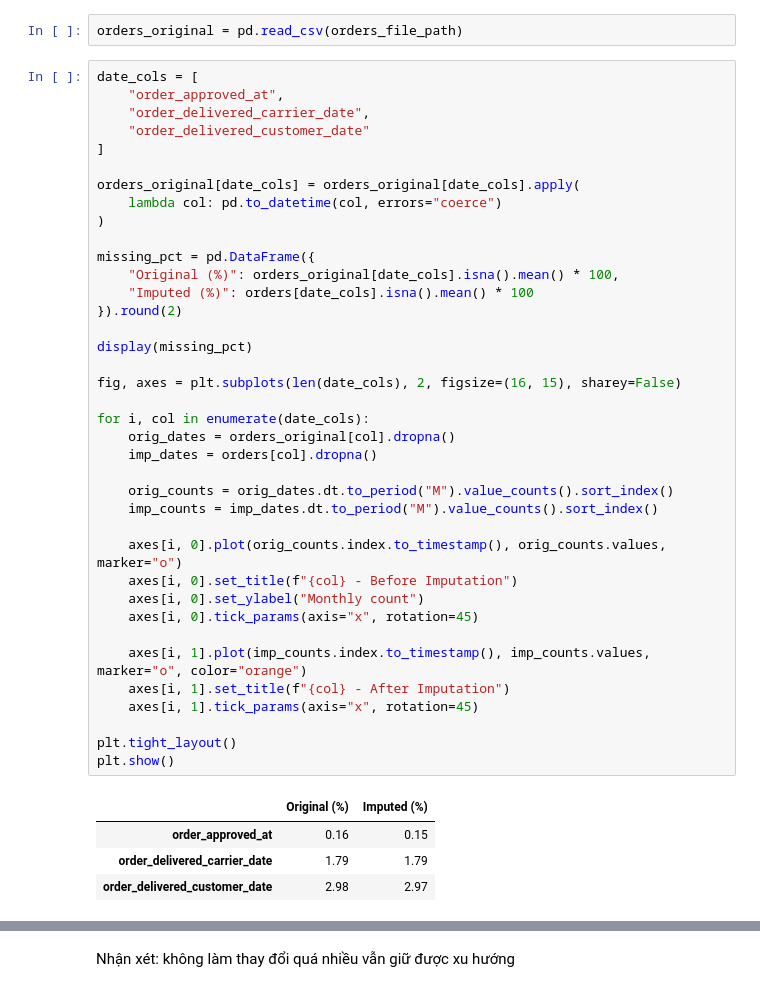
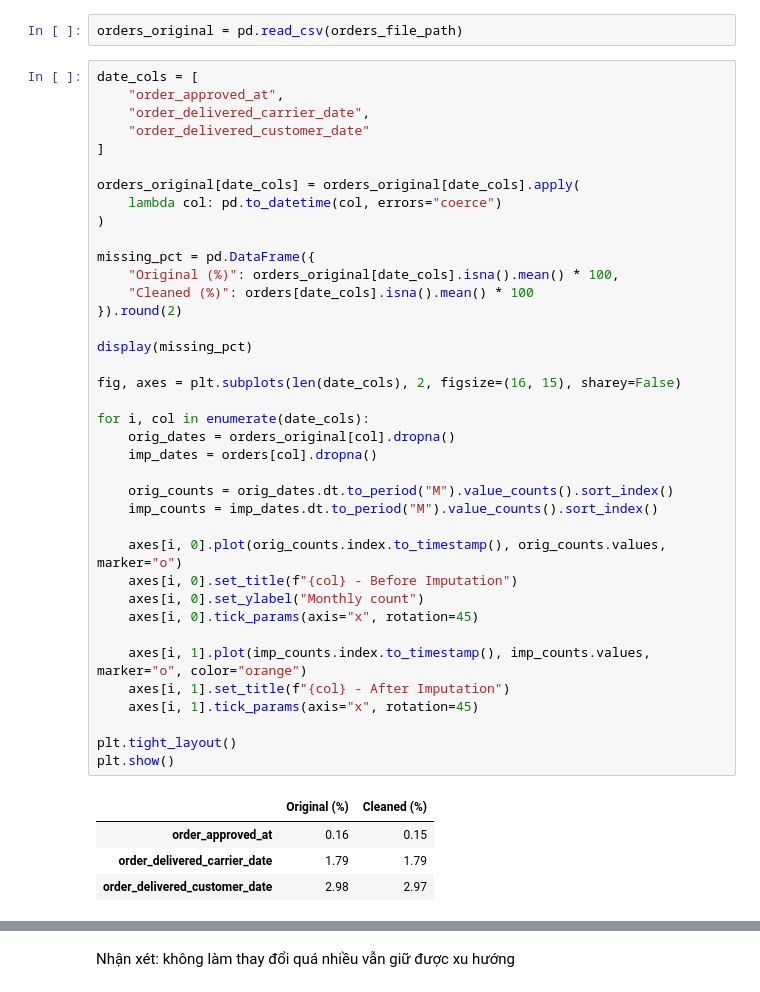
Before and after one commit to Avcuongy/data-mining-project, a Jupyter notebook: notebooks/2_cleaning.ipynb, the cells around one changed output, grey strips where cells are left out. Drawn from its saved outputs; the diff is of its cells as text.

```diff
--- a/notebooks/2_cleaning.ipynb
+++ b/notebooks/2_cleaning.ipynb
@@ -1854,35 +2198,35 @@ orders_original[date_cols] = orders_original[date_cols].apply(
     lambda col: pd.to_datetime(col, errors="coerce")
 )
 
 missing_pct = pd.DataFrame({
     "Original (%)": orders_original[date_cols].isna().mean() * 100,
-    "Imputed (%)": orders[date_cols].isna().mean() * 100
+    "Cleaned (%)": orders[date_cols].isna().mean() * 100
 }).round(2)
 
 display(missing_pct)
 
 fig, axes = plt.subplots(len(date_cols), 2, figsize=(16, 15), sharey=False)
 
 for i, col in enumerate(date_cols):
     orig_dates = orders_original[col].dropna()
     imp_dates = orders[col].dropna()
 
     orig_counts = orig_dates.dt.to_period("M").value_counts().sort_index()
     imp_counts = imp_dates.dt.to_period("M").value_counts().sort_index()
 
     axes[i, 0].plot(orig_counts.index.to_timestamp(), orig_counts.values, marker="o")
     axes[i, 0].set_title(f"{col} - Before Imputation")
     axes[i, 0].set_ylabel("Monthly count")
     axes[i, 0].tick_params(axis="x", rotation=45)
 
     axes[i, 1].plot(imp_counts.index.to_timestamp(), imp_counts.values, marker="o", color="orange")
     axes[i, 1].set_title(f"{col} - After Imputation")
     axes[i, 1].tick_params(axis="x", rotation=45)
 
 plt.tight_layout()
 plt.show()
 # %% [output]
-|  | Original (%) | Imputed (%) |
+|  | Original (%) | Cleaned (%) |
 | order_approved_at | 0.16 | 0.15 |
 | order_delivered_carrier_date | 1.79 | 1.79 |
 | order_delivered_customer_date | 2.98 | 2.97 |
```
Also changed, not shown: parts of 16 cells of this notebook, 1 other file.
